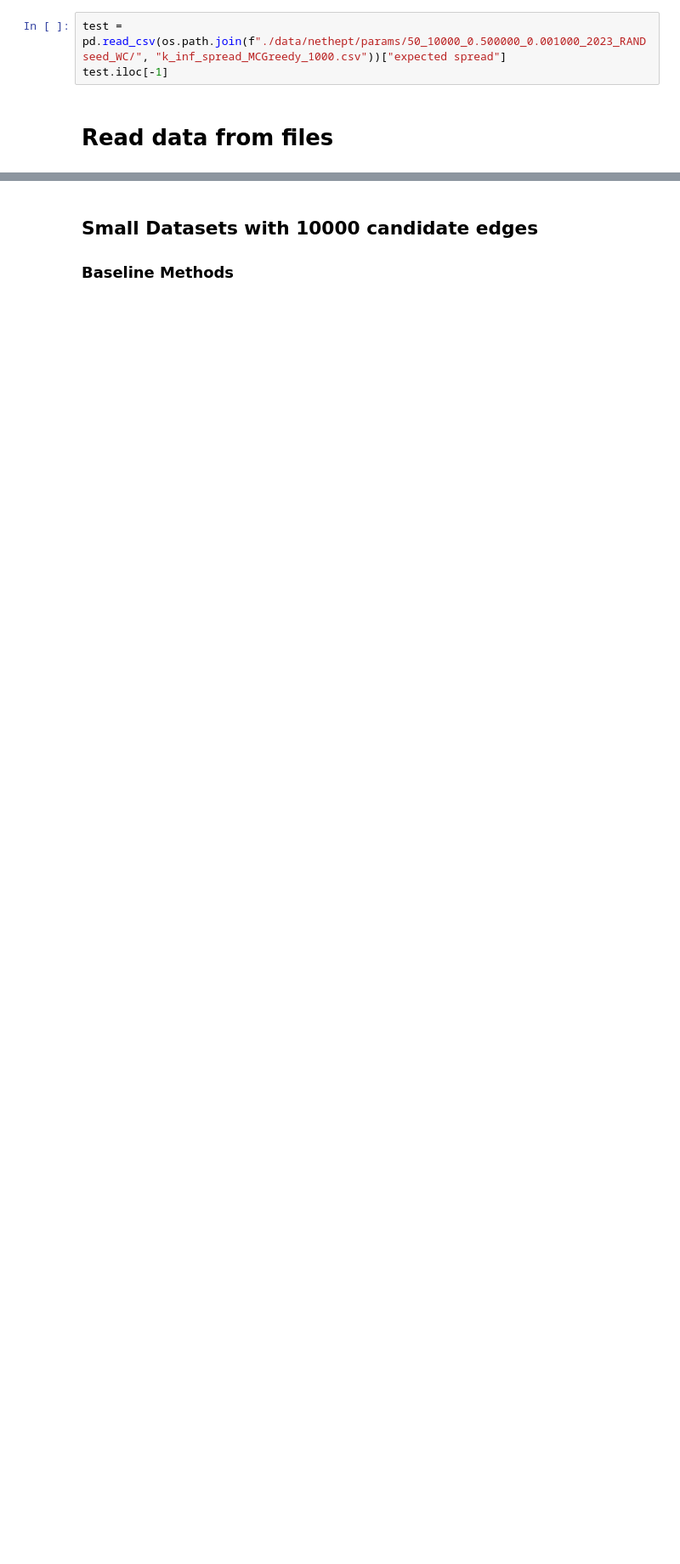
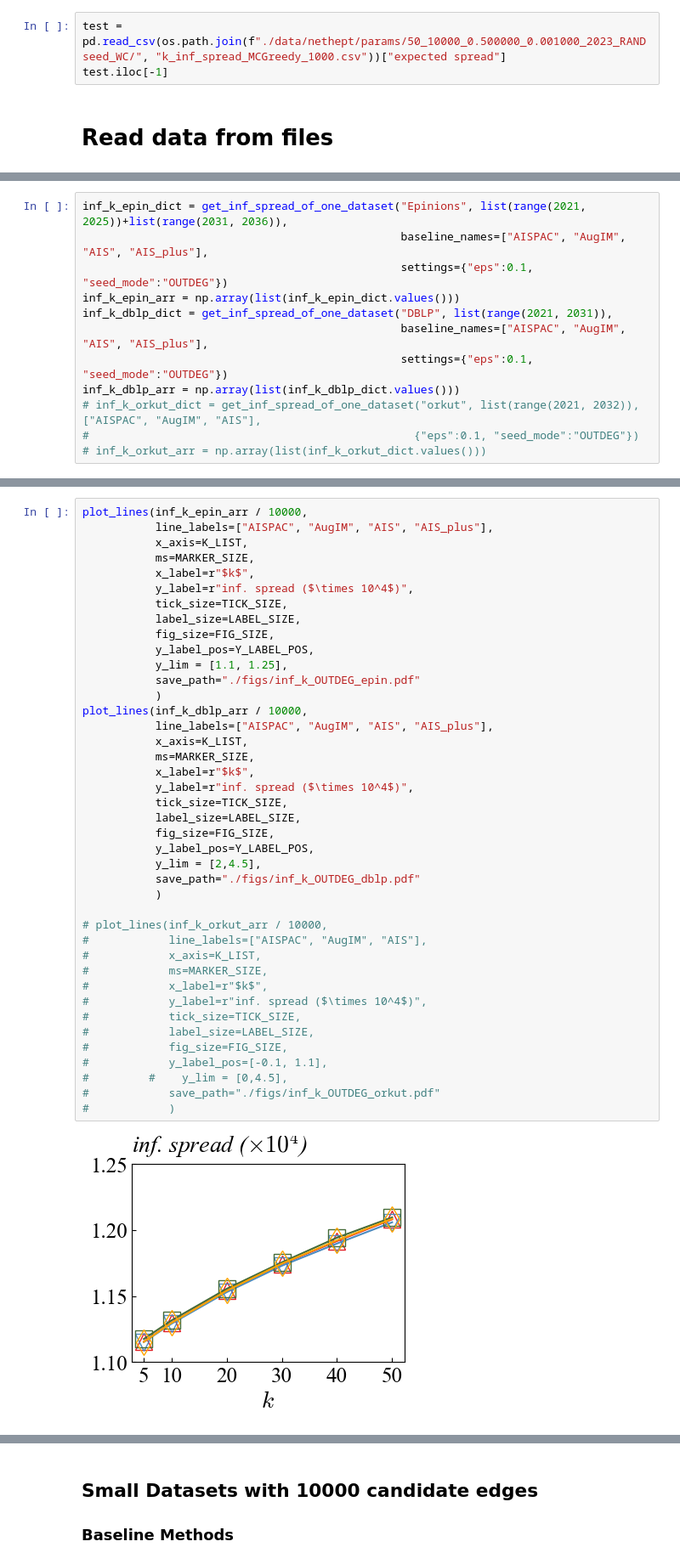
Before and after one commit to chenxlong3/AISPAC, a Jupyter notebook: data_process.ipynb, the cells around one changed output, grey strips where cells are left out. Shown at 85% size. Saved outputs shown, nothing was run; the diff lists cells and outputs as text; blank space fills up the shorter version.

```diff
--- a/data_process.ipynb
+++ b/data_process.ipynb
@@ -334,0 +620,12 @@ def get_inf_numRRsets_of_one_dataset(dataset_name:str, rand_seeds, baseline_name
+# %%
+inf_k_epin_dict = get_inf_spread_of_one_dataset("Epinions", list(range(2021, 2025))+list(range(2031, 2036)),
+                                                baseline_names=["AISPAC", "AugIM", "AIS", "AIS_plus"],
+                                                settings={"eps":0.1, "seed_mode":"OUTDEG"})
+inf_k_epin_arr = np.array(list(inf_k_epin_dict.values()))
+inf_k_dblp_dict = get_inf_spread_of_one_dataset("DBLP", list(range(2021, 2031)),
+                                                baseline_names=["AISPAC", "AugIM", "AIS", "AIS_plus"],
+                                                settings={"eps":0.1, "seed_mode":"OUTDEG"})
+inf_k_dblp_arr = np.array(list(inf_k_dblp_dict.values()))
+# inf_k_orkut_dict = get_inf_spread_of_one_dataset("orkut", list(range(2021, 2032)), ["AISPAC", "AugIM", "AIS"],
+#                                                 {"eps":0.1, "seed_mode":"OUTDEG"})
+# inf_k_orkut_arr = np.array(list(inf_k_orkut_dict.values()))
@@ -334,0 +642,43 @@ def get_inf_numRRsets_of_one_dataset(dataset_name:str, rand_seeds, baseline_name
+# %%
+plot_lines(inf_k_epin_arr / 10000,
+           line_labels=["AISPAC", "AugIM", "AIS", "AIS_plus"],
+           x_axis=K_LIST,
+           ms=MARKER_SIZE,
+           x_label=r"$k$",
+           y_label=r"inf. spread ($\times 10^4$)",
+           tick_size=TICK_SIZE,
+           label_size=LABEL_SIZE,
+           fig_size=FIG_SIZE,
+           y_label_pos=Y_LABEL_POS,
+           y_lim = [1.1, 1.25],
+           save_path="./figs/inf_k_OUTDEG_epin.pdf"
+           )
+plot_lines(inf_k_dblp_arr / 10000,
+           line_labels=["AISPAC", "AugIM", "AIS", "AIS_plus"],
+           x_axis=K_LIST,
+           ms=MARKER_SIZE,
+           x_label=r"$k$",
+           y_label=r"inf. spread ($\times 10^4$)",
+           tick_size=TICK_SIZE,
+           label_size=LABEL_SIZE,
+           fig_size=FIG_SIZE,
+           y_label_pos=Y_LABEL_POS,
+           y_lim = [2,4.5],
+           save_path="./figs/inf_k_OUTDEG_dblp.pdf"
+           )
+
+# plot_lines(inf_k_orkut_arr / 10000,
+#            line_labels=["AISPAC", "AugIM", "AIS"],
+#            x_axis=K_LIST,
+#            ms=MARKER_SIZE,
+#            x_label=r"$k$",
+#            y_label=r"inf. spread ($\times 10^4$)",
+#            tick_size=TICK_SIZE,
+#            label_size=LABEL_SIZE,
+#            fig_size=FIG_SIZE,
+#            y_label_pos=[-0.1, 1.1],
+#         #    y_lim = [0,4.5],
+#            save_path="./figs/inf_k_OUTDEG_orkut.pdf"
+#            )
+# %% [output]
+[figure, added]
```
Also changed, not shown: parts of 33 cells of this notebook.
